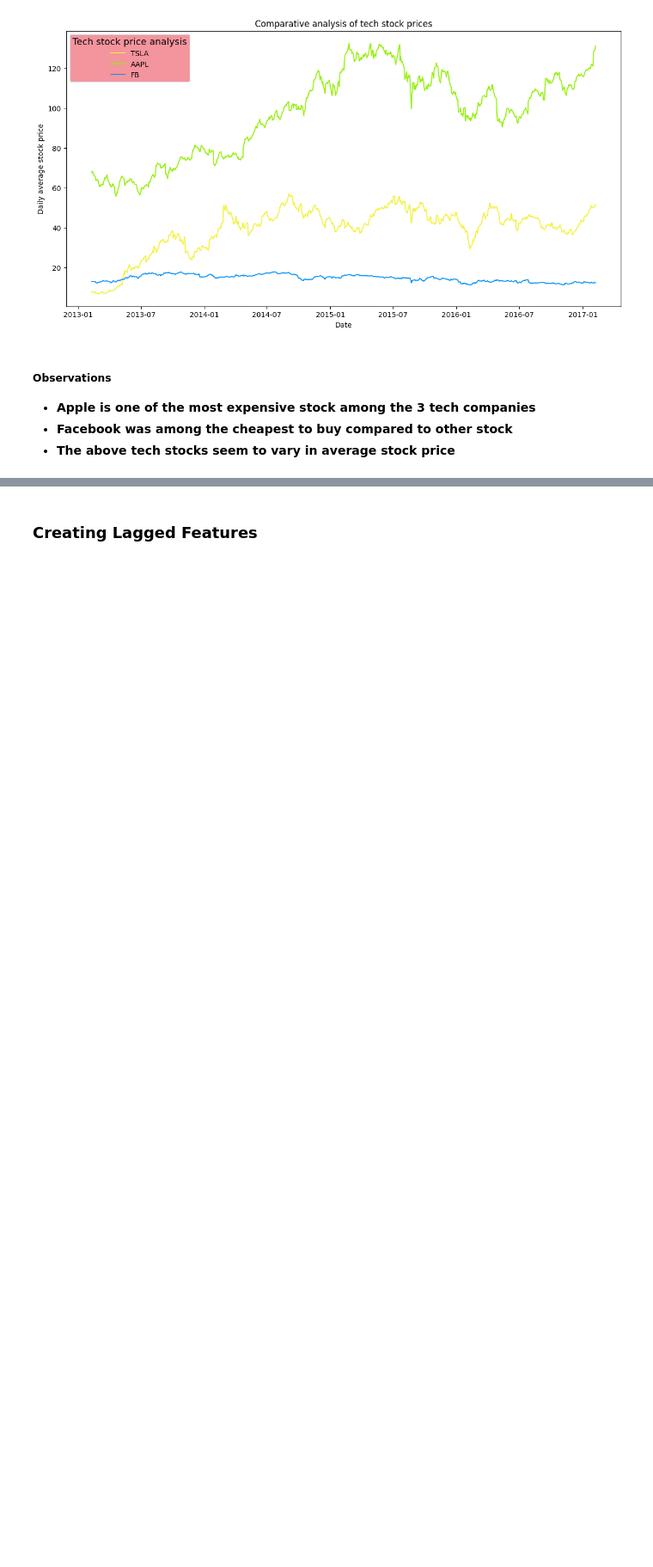
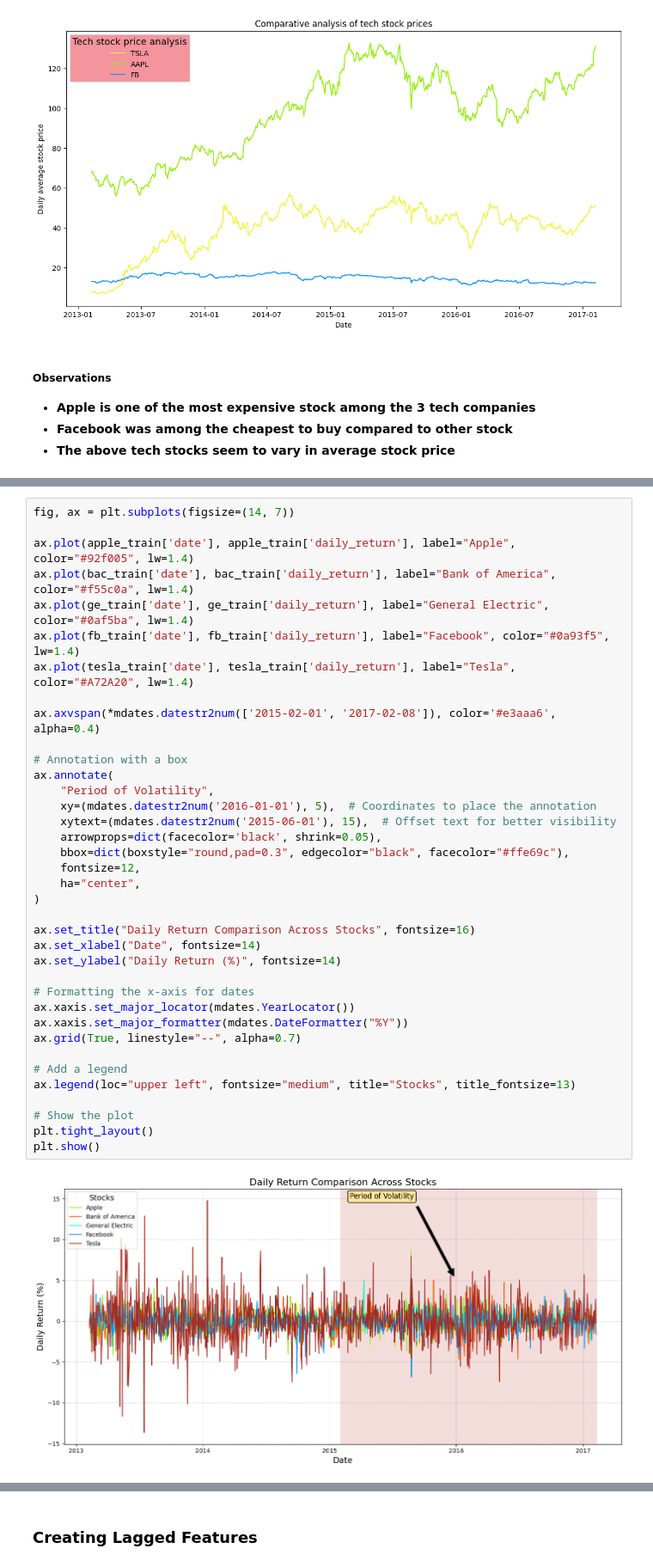
Before and after one commit to Vondent/stock-price-analysis, a Jupyter notebook: stock-price-analysis.ipynb, the cells around one changed output, grey strips where cells are left out. Shown at 86% size. Drawn from its saved outputs; the diff is of its cells as text; blank space fills up the shorter version.

Commit message:
Added graphs to visualize the newly engineered features

```diff
--- a/stock-price-analysis.ipynb
+++ b/stock-price-analysis.ipynb
@@ -806,0 +822,39 @@ plt.show()
+# %%
+fig, ax = plt.subplots(figsize=(14, 7))
+
+ax.plot(apple_train['date'], apple_train['daily_return'], label="Apple", color="#92f005", lw=1.4)
+ax.plot(bac_train['date'], bac_train['daily_return'], label="Bank of America", color="#f55c0a", lw=1.4)
+ax.plot(ge_train['date'], ge_train['daily_return'], label="General Electric", color="#0af5ba", lw=1.4)
+ax.plot(fb_train['date'], fb_train['daily_return'], label="Facebook", color="#0a93f5", lw=1.4)
+ax.plot(tesla_train['date'], tesla_train['daily_return'], label="Tesla", color="#A72A20", lw=1.4)
+
+ax.axvspan(*mdates.datestr2num(['2015-02-01', '2017-02-08']), color='#e3aaa6', alpha=0.4)
+
+# Annotation with a box
+ax.annotate(
+    "Period of Volatility",
+    xy=(mdates.datestr2num('2016-01-01'), 5),  # Coordinates to place the annotation
+    xytext=(mdates.datestr2num('2015-06-01'), 15),  # Offset text for better visibility
+    arrowprops=dict(facecolor='black', shrink=0.05),
+    bbox=dict(boxstyle="round,pad=0.3", edgecolor="black", facecolor="#ffe69c"),
+    fontsize=12,
+    ha="center",
+)
+
+ax.set_title("Daily Return Comparison Across Stocks", fontsize=16)
+ax.set_xlabel("Date", fontsize=14)
+ax.set_ylabel("Daily Return (%)", fontsize=14)
+
+# Formatting the x-axis for dates
+ax.xaxis.set_major_locator(mdates.YearLocator())
+ax.xaxis.set_major_formatter(mdates.DateFormatter("%Y"))
+ax.grid(True, linestyle="--", alpha=0.7)
+
+# Add a legend
+ax.legend(loc="upper left", fontsize="medium", title="Stocks", title_fontsize=13)
+
+# Show the plot
+plt.tight_layout()
+plt.show()
+# %% [output]
+[figure, added]
```
Also changed, not shown: parts of 8 cells of this notebook.
